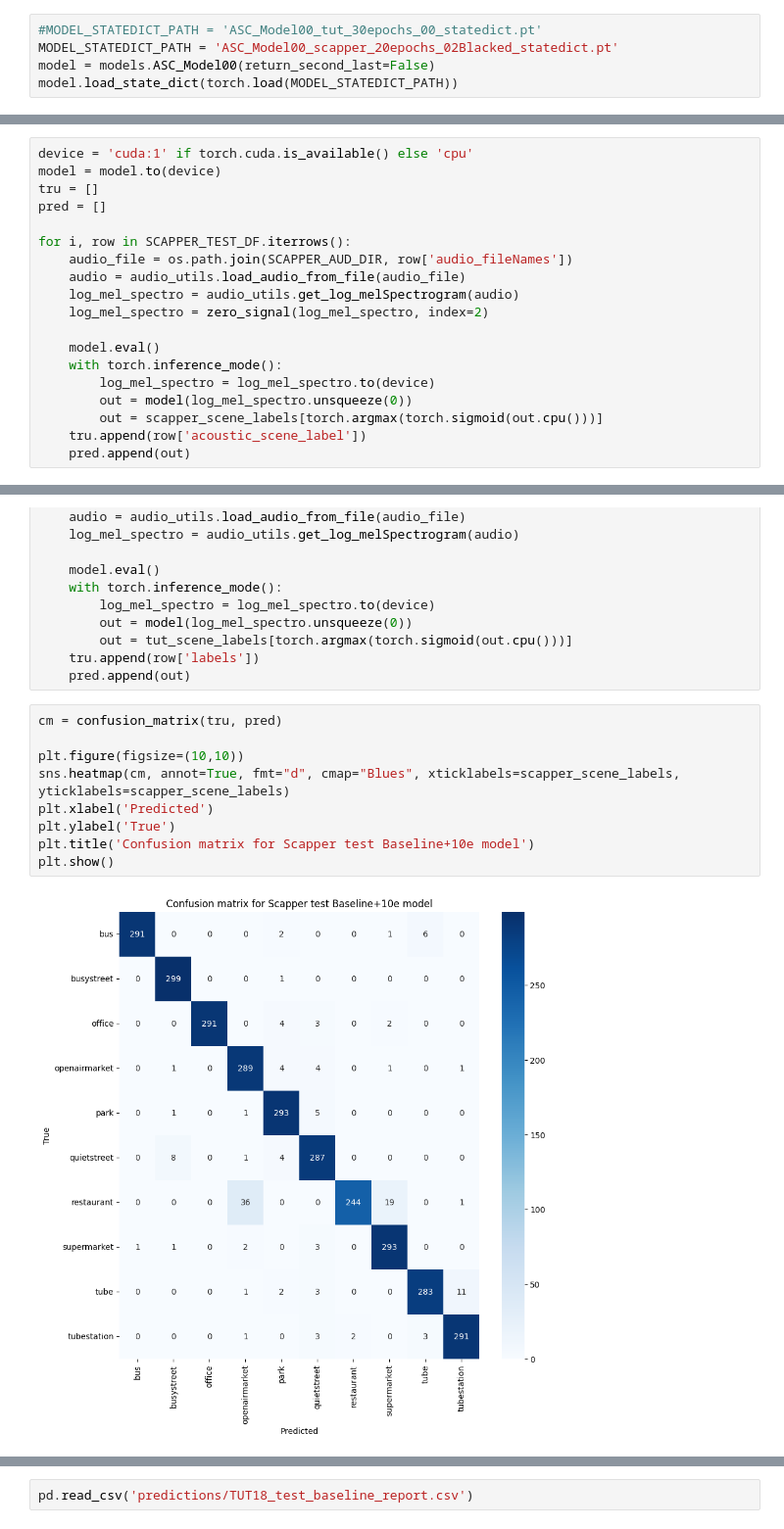
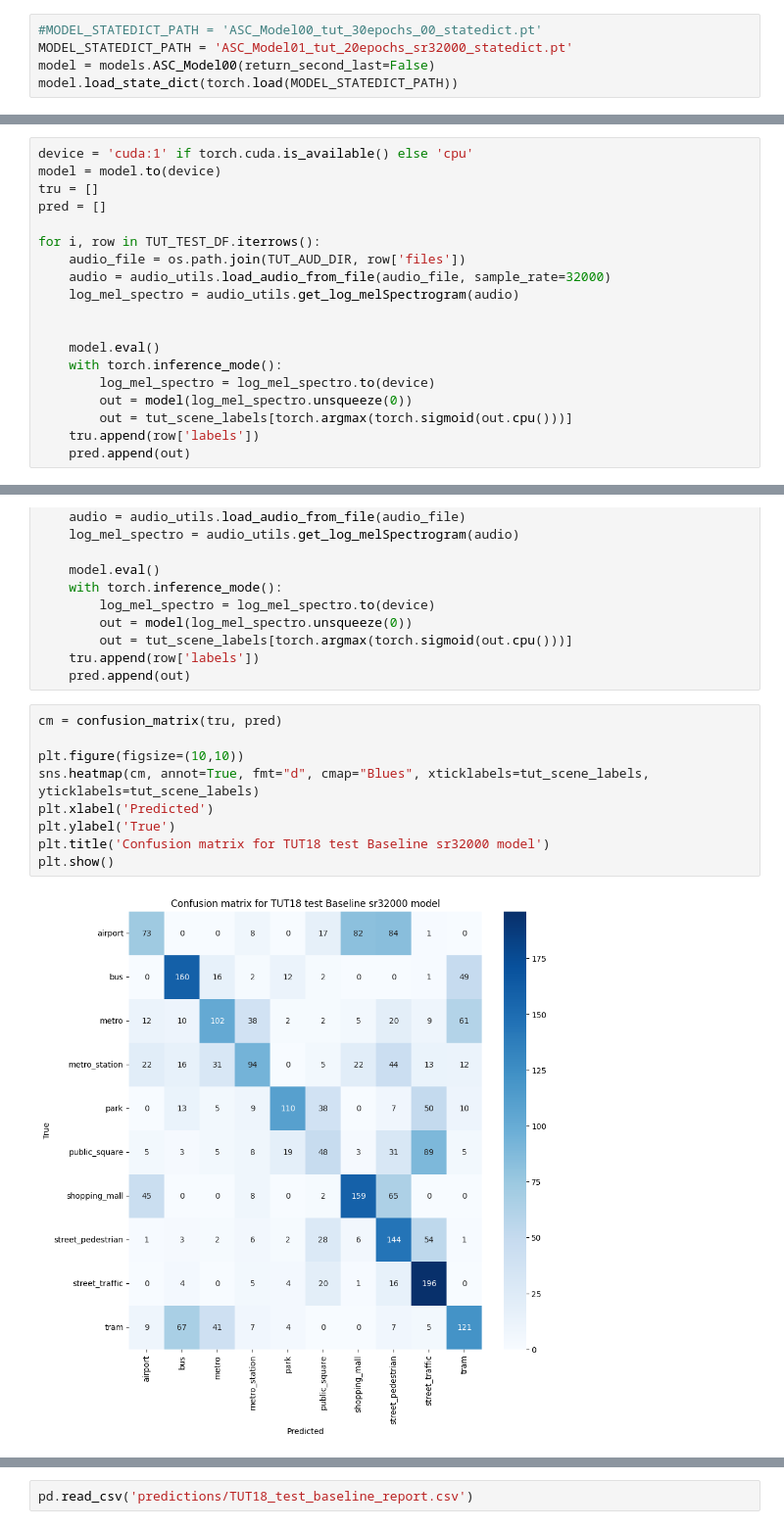
Before and after one commit to darshitttt/ASC_AED_JoinTask, a Jupyter notebook: ASC_Eval_Analysis.ipynb, the cells around one changed output, grey strips where cells are left out. Shown at 98% size. Saved outputs shown, nothing was run; the diff lists cells and outputs as text.

```diff
--- a/ASC_Eval_Analysis.ipynb
+++ b/ASC_Eval_Analysis.ipynb
@@ -27,7 +27,7 @@ tut_scene_labels = TUT_TEST_DF['labels'].unique()
 scapper_scene_labels = SCAPPER_TEST_DF['acoustic_scene_label'].unique()
 # %%
 #MODEL_STATEDICT_PATH = 'ASC_Model00_tut_30epochs_00_statedict.pt'
-MODEL_STATEDICT_PATH = 'ASC_Model00_scapper_20epochs_02Blacked_statedict.pt'
+MODEL_STATEDICT_PATH = 'ASC_Model01_tut_20epochs_sr32000_statedict.pt'
 model = models.ASC_Model00(return_second_last=False)
 model.load_state_dict(torch.load(MODEL_STATEDICT_PATH))
 # %% [output]
@@ -42,18 +42,18 @@ model = model.to(device)
 tru = []
 pred = []
 
-for i, row in SCAPPER_TEST_DF.iterrows():
-    audio_file = os.path.join(SCAPPER_AUD_DIR, row['audio_fileNames'])
-    audio = audio_utils.load_audio_from_file(audio_file)
+for i, row in TUT_TEST_DF.iterrows():
+    audio_file = os.path.join(TUT_AUD_DIR, row['files'])
+    audio = audio_utils.load_audio_from_file(audio_file, sample_rate=32000)
     log_mel_spectro = audio_utils.get_log_melSpectrogram(audio)
-    log_mel_spectro = zero_signal(log_mel_spectro, index=2)
+
 
     model.eval()
     with torch.inference_mode():
         log_mel_spectro = log_mel_spectro.to(device)
         out = model(log_mel_spectro.unsqueeze(0))
-        out = scapper_scene_labels[torch.argmax(torch.sigmoid(out.cpu()))]
-    tru.append(row['acoustic_scene_label'])
+        out = tut_scene_labels[torch.argmax(torch.sigmoid(out.cpu()))]
+    tru.append(row['labels'])
     pred.append(out)
 # %%
 device = 'cuda:1' if torch.cuda.is_available() else 'cpu'
@@ -76,11 +76,11 @@ for i, row in TUT_TEST_DF.iterrows():
 # %%
 cm = confusion_matrix(tru, pred)
 
 plt.figure(figsize=(10,10))
-sns.heatmap(cm, annot=True, fmt="d", cmap="Blues", xticklabels=scapper_scene_labels, yticklabels=scapper_scene_labels)
+sns.heatmap(cm, annot=True, fmt="d", cmap="Blues", xticklabels=tut_scene_labels, yticklabels=tut_scene_labels)
 plt.xlabel('Predicted')
 plt.ylabel('True')
-plt.title('Confusion matrix for Scapper test Baseline+10e model')
+plt.title('Confusion matrix for TUT18 test Baseline sr32000 model')
 plt.show()
 # %% [output]
-[figure, old version]
+[figure, new version]
```
Also changed, not shown: parts of 3 cells of this notebook, 3 other files.
